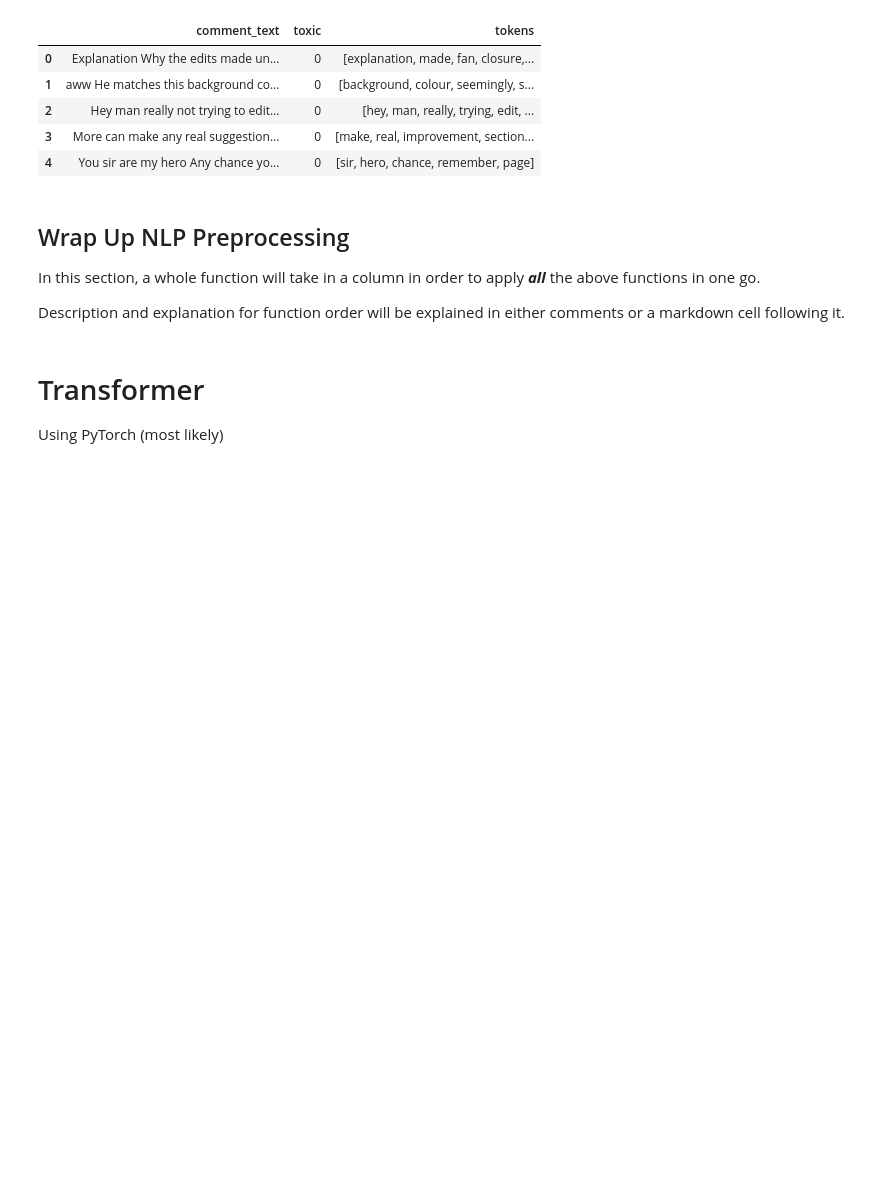
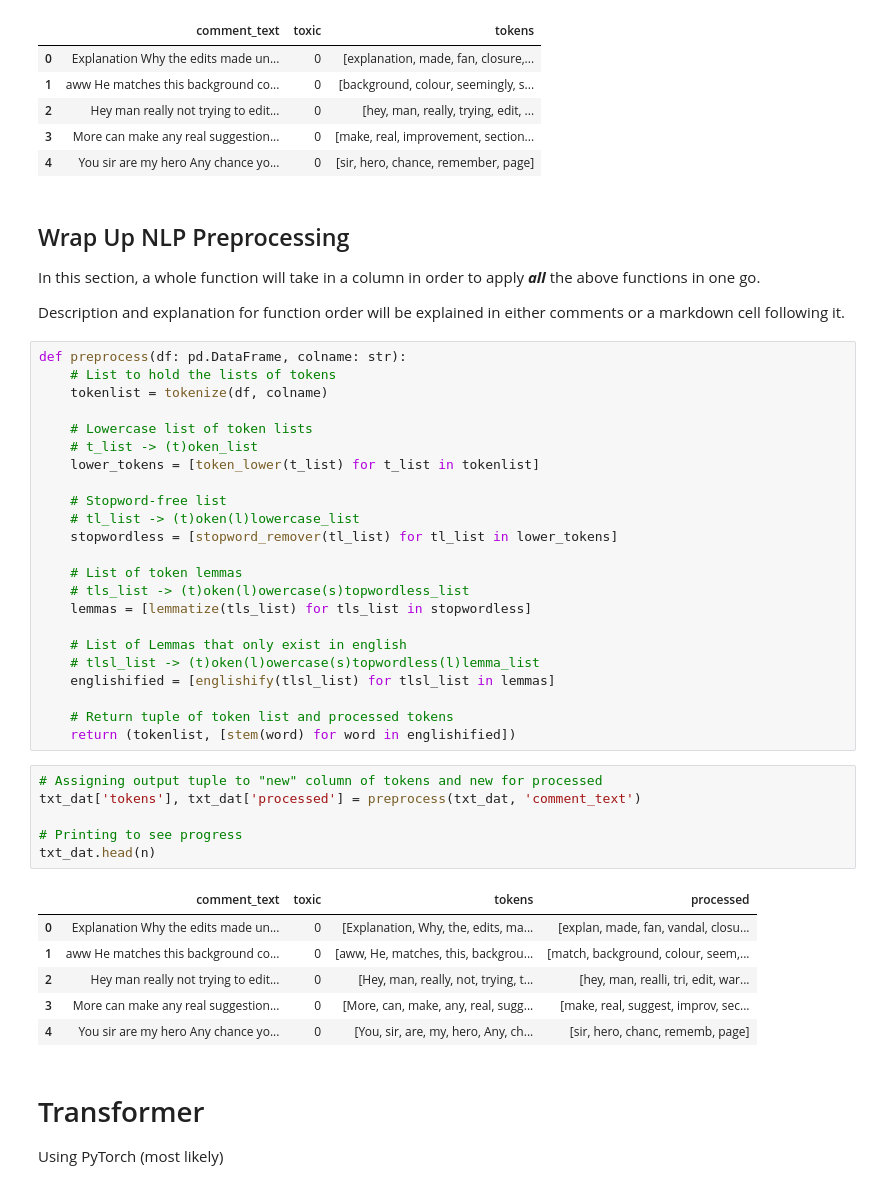
Before and after one commit to Supermjork/Final-Sprint, a Jupyter notebook: notebook/scratch_llm.ipynb, the cells around one changed output. Cells and saved outputs as stored; diff of their text form; blank space fills up the shorter version.

```diff
--- a/notebook/scratch_llm.ipynb
+++ b/notebook/scratch_llm.ipynb
@@ -384,6 +389,42 @@ txt_dat.head(n)
 In this section, a whole function will take in a column in order to apply ***all*** the above functions in one go.
 
 Description and explanation for function order will be explained in either comments or a markdown cell following it.
+# %%
+def preprocess(df: pd.DataFrame, colname: str):
+    # List to hold the lists of tokens
+    tokenlist = tokenize(df, colname)
+
+    # Lowercase list of token lists
+    # t_list -> (t)oken_list
+    lower_tokens = [token_lower(t_list) for t_list in tokenlist]
+
+    # Stopword-free list
+    # tl_list -> (t)oken(l)lowercase_list
+    stopwordless = [stopword_remover(tl_list) for tl_list in lower_tokens]
+
+    # List of token lemmas
+    # tls_list -> (t)oken(l)owercase(s)topwordless_list
+    lemmas = [lemmatize(tls_list) for tls_list in stopwordless]
+
+    # List of Lemmas that only exist in english
+    # tlsl_list -> (t)oken(l)owercase(s)topwordless(l)lemma_list
+    englishified = [englishify(tlsl_list) for tlsl_list in lemmas]
+
+    # Return tuple of token list and processed tokens
+    return (tokenlist, [stem(word) for word in englishified])
+# %%
+# Assigning output tuple to "new" column of tokens and new for processed
+txt_dat['tokens'], txt_dat['processed'] = preprocess(txt_dat, 'comment_text')
+
+# Printing to see progress
+txt_dat.head(n)
+# %% [output]
+|  | comment_text | toxic | tokens | processed |
+| 0 | Explanation Why the edits made un... | 0 | [Explanation, Why, the, edits, ma... | [explan, made, fan, vandal, closu... |
+| 1 | aww He matches this background co... | 0 | [aww, He, matches, this, backgrou... | [match, background, colour, seem,... |
+| 2 | Hey man really not trying to edit... | 0 | [Hey, man, really, not, trying, t... | [hey, man, realli, tri, edit, war... |
+| 3 | More can make any real suggestion... | 0 | [More, can, make, any, real, sugg... | [make, real, suggest, improv, sec... |
+| 4 | You sir are my hero Any chance yo... | 0 | [You, sir, are, my, hero, Any, ch... | [sir, hero, chanc, rememb, page] |
 # %% [markdown]
 # Transformer
 Using PyTorch (most likely)
```
Also changed, not shown: parts of 1 cell of this notebook.
